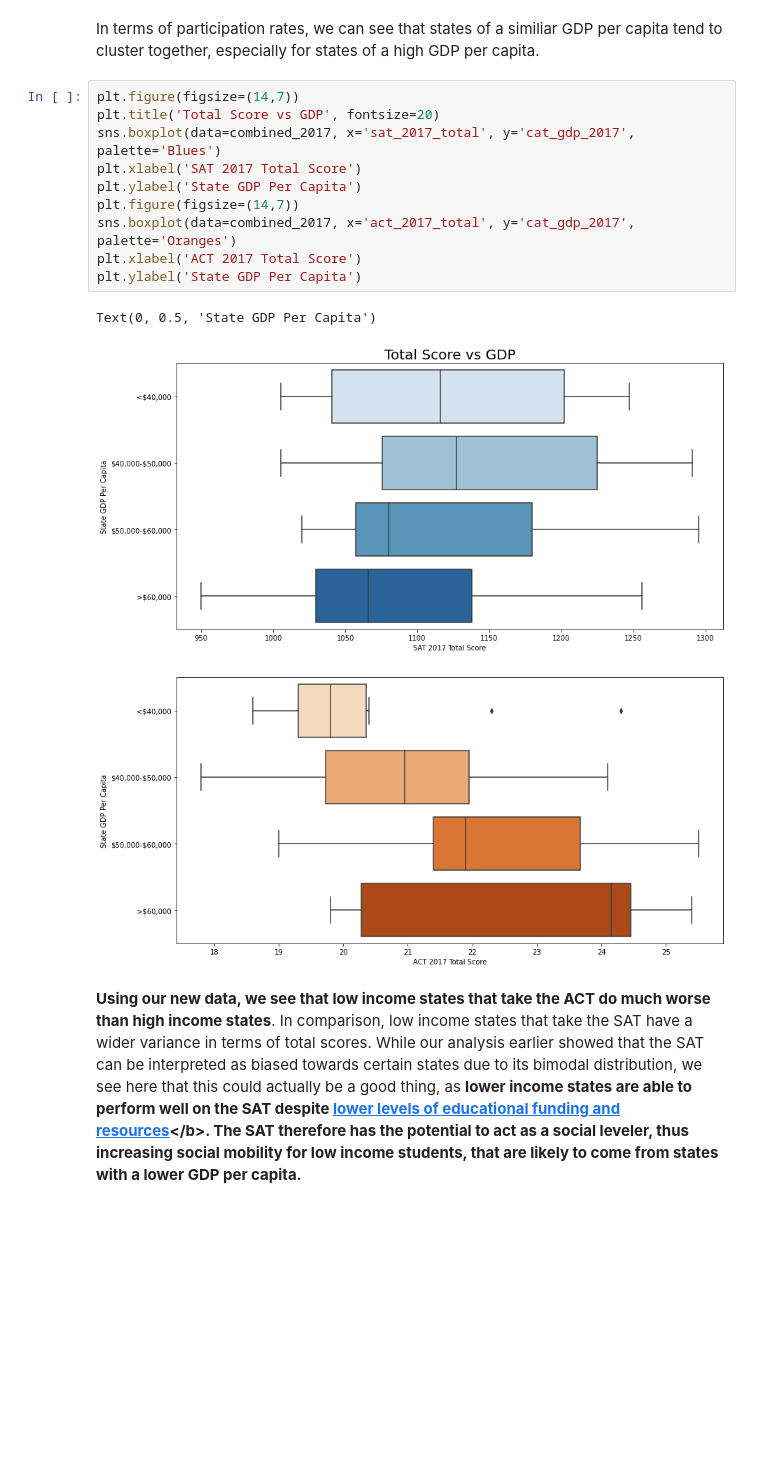
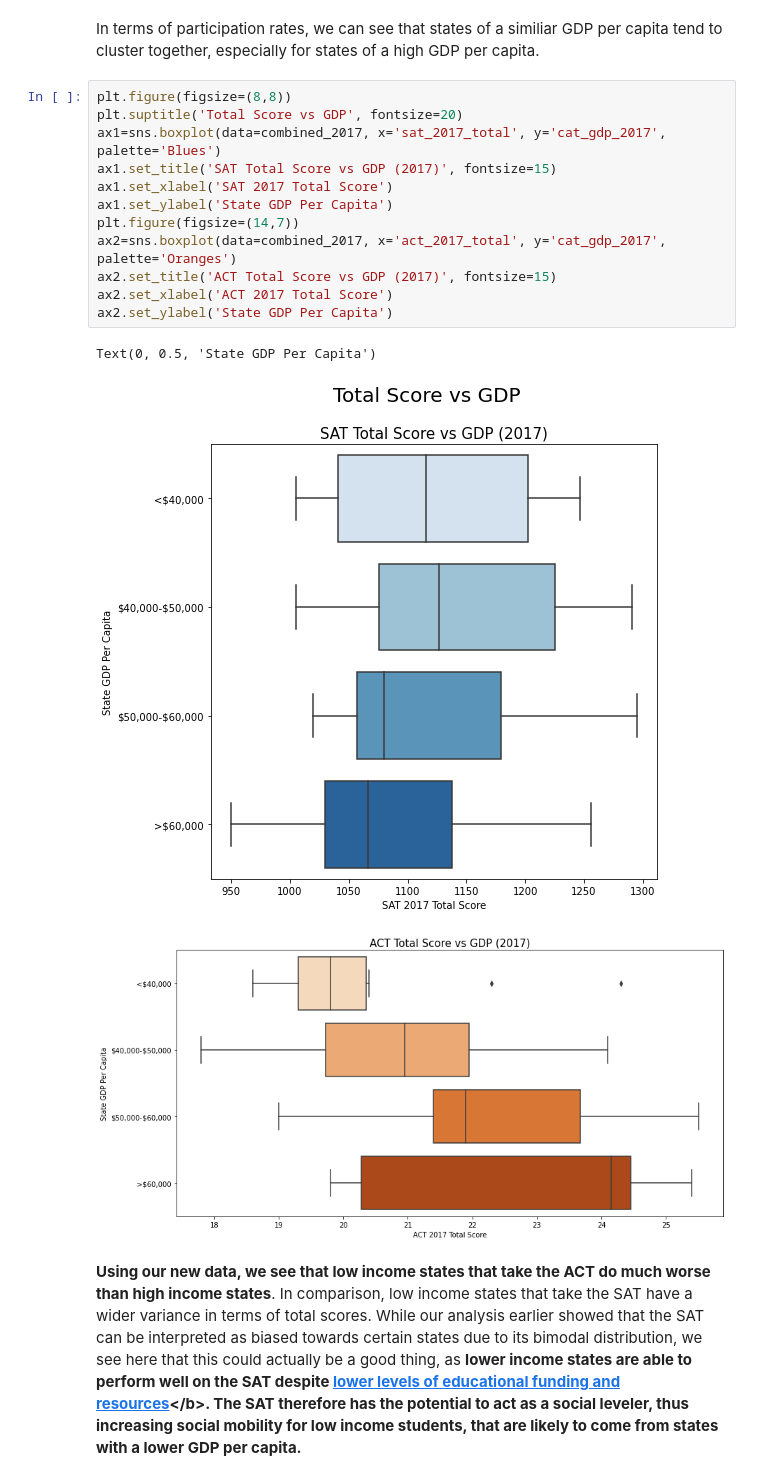
Before and after one commit to benjamin-awd/GA-Project-1, a Jupyter notebook: code/SAT-ACT-Analysis-081120.ipynb, the cells around one changed output. Saved outputs shown, nothing was run; the diff lists cells and outputs as text; blank space fills up the shorter version.

```diff
--- a/code/SAT-ACT-Analysis-081120.ipynb
+++ b/code/SAT-ACT-Analysis-081120.ipynb
@@ -991,19 +991,21 @@ sns_scatter(final, ['act_2017_participation', 'act_2018_participation'], ['sat_2
 # %% [markdown]
 In terms of participation rates, we can see that states of a similiar GDP per capita tend to cluster together, especially for states of a high GDP per capita.
 # %%
+plt.figure(figsize=(8,8))
+plt.suptitle('Total Score vs GDP', fontsize=20)
+ax1=sns.boxplot(data=combined_2017, x='sat_2017_total', y='cat_gdp_2017', palette='Blues')
+ax1.set_title('SAT Total Score vs GDP (2017)', fontsize=15)
+ax1.set_xlabel('SAT 2017 Total Score')
+ax1.set_ylabel('State GDP Per Capita')
 plt.figure(figsize=(14,7))
-plt.title('Total Score vs GDP', fontsize=20)
-sns.boxplot(data=combined_2017, x='sat_2017_total', y='cat_gdp_2017', palette='Blues')
-plt.xlabel('SAT 2017 Total Score')
-plt.ylabel('State GDP Per Capita')
-plt.figure(figsize=(14,7))
-sns.boxplot(data=combined_2017, x='act_2017_total', y='cat_gdp_2017', palette='Oranges')
-plt.xlabel('ACT 2017 Total Score')
-plt.ylabel('State GDP Per Capita')
+ax2=sns.boxplot(data=combined_2017, x='act_2017_total', y='cat_gdp_2017', palette='Oranges')
+ax2.set_title('ACT Total Score vs GDP (2017)', fontsize=15)
+ax2.set_xlabel('ACT 2017 Total Score')
+ax2.set_ylabel('State GDP Per Capita')
 # %% [output]
 Text(0, 0.5, 'State GDP Per Capita')
-[figure, old version]
+[figure, new version]
-[figure, old version]
+[figure, new version]
 # %% [markdown]
 <b>Using our new data, we see that low income states that take the ACT do much worse than high income states</b>. In comparison, low income states that take the SAT have a wider variance in terms of total scores. While our analysis earlier showed that the SAT can be interpreted as biased towards certain states due to its bimodal distribution, we see here that this could actually be a good thing, as <b>lower income states are able to perform well on the SAT despite [lower levels of educational funding and resources](https://www.usnews.com/news/best-states/articles/2018-02-27/in-most-states-poorest-school-districts-get-less-funding#:~:text=School%20districts%20with%20the%20highest%20rates%20of%20poverty%20receive%20about,Tuesday%20by%20The%20Education%20Trust.)</b>. The SAT therefore has the potential to act as a social leveler, thus increasing social mobility for low income students, that are likely to come from states with a lower GDP per capita.
 # %%
```
Also changed, not shown: parts of 3 cells of this notebook, 4 other files.
